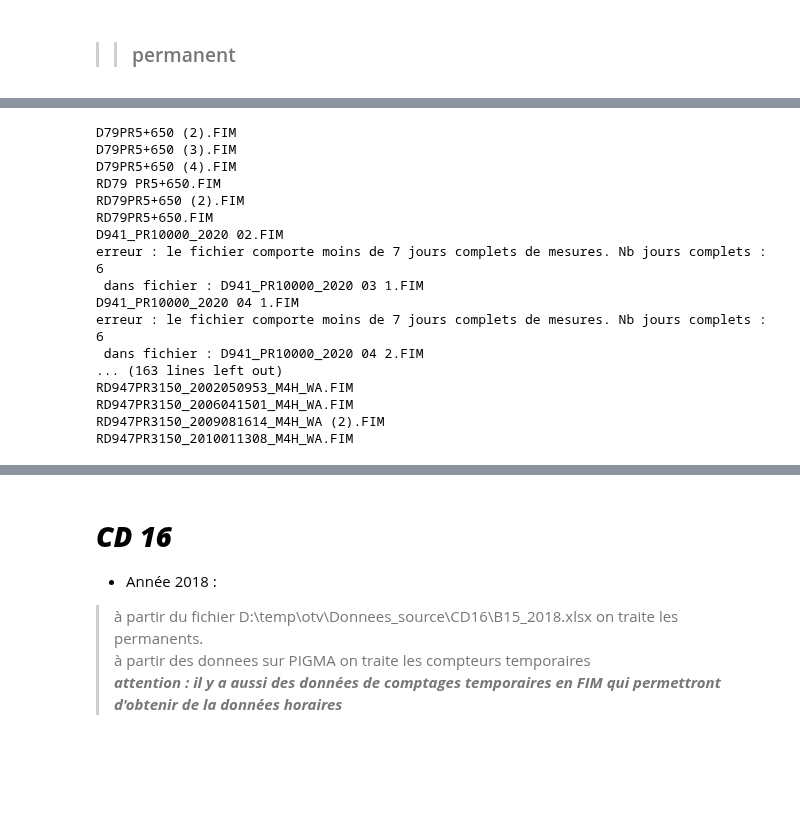
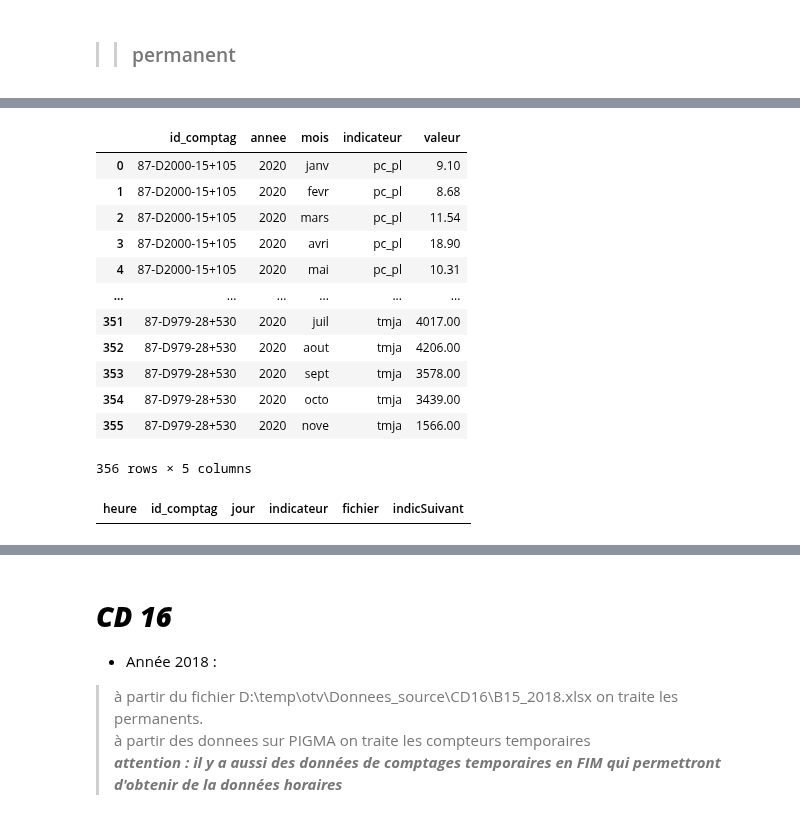
Before and after one commit to nantodevison/otv, a Jupyter notebook: otv/Transfert_Donnees/notebooks/Import_trafics.ipynb, the cells around one changed output, grey strips where cells are left out. Saved outputs shown, nothing was run; the diff lists cells and outputs as text; code cells hidden in the pictures; blank space fills up the shorter version.

```diff
--- a/otv/Transfert_Donnees/notebooks/Import_trafics.ipynb
+++ b/otv/Transfert_Donnees/notebooks/Import_trafics.ipynb
@@ -889,21 +852,45 @@ mensuelDepuisHoraire(dfHoraire.assign(annee=d87.annee)).sort_values(['id_comptag
-# %%
-# mettre à jour le dico et le transformer en dataframe sans les ponctuels pendant les grandes vacances
-d87.dataframe_dico_glob()
-# %% [output]
-D79PR5+650 (2).FIM
-D79PR5+650 (3).FIM
-D79PR5+650 (4).FIM
-RD79 PR5+650.FIM
-RD79PR5+650 (2).FIM
-RD79PR5+650.FIM
-D941_PR10000_2020 02.FIM
-erreur : le fichier comporte moins de 7 jours complets de mesures. Nb jours complets : 6
- dans fichier : D941_PR10000_2020 03 1.FIM
-D941_PR10000_2020 04 1.FIM
-erreur : le fichier comporte moins de 7 jours complets de mesures. Nb jours complets : 6
- dans fichier : D941_PR10000_2020 04 2.FIM
-... (163 lines left out)
-RD947PR3150_2002050953_M4H_WA.FIM
-RD947PR3150_2006041501_M4H_WA.FIM
-RD947PR3150_2009081614_M4H_WA (2).FIM
-RD947PR3150_2010011308_M4H_WA.FIM
+# %%
+# verif que pour chaque jour et id_comptage, je n'ai pas plus de 2 type d'indicateur
+dfHoraire['nb_occ'] = dfHoraire.groupby(['jour', 'id_comptag']).indicateur.transform(lambda x: x.count())
+if not dfHoraire.loc[dfHoraire.nb_occ > 2].empty:
+    raise ValueError(f" il y a des id_comptage avec plus de 2 indicateurs sur certaines journées. verifiez")
+# verif que les identifiants de comptage entre les données horaire et agreges correspondent:
+if not len(dfHoraire.id_comptag.unique()) == len(d87.df_attr.id_comptag.unique()):
+    raise ValueError("le nombre d'iuddentifiant de comptage entre les données horaire et agregee n'est pas équivalent. verifiez")
+# %%
+dfHoraireConcat = dfHoraire.assign(annee=d87.annee).copy()
+dfHoraireConcat['mois'] = dfHoraireConcat.jour.dt.month
+dfMeltInconnus = pd.melt(dfHoraireConcat, value_vars=[c for c in dfHoraireConcat.columns if c[0] == 'h'], id_vars=['id_comptag', 'annee','indicateur', 'mois', 'jour', 'fichier'],
+                         value_name='valeur')
+dfTmja = dfMeltInconnus.groupby(['id_comptag', 'annee', 'indicateur', 'mois']).agg({'valeur': 'sum',
+                                                                                    'jour': lambda x: int(len(x)/24),
+                                                                                    'fichier': lambda x: ' ; '.join(set(list(x)))}).reset_index()
+dfTmja['valeur'] = (dfTmja.valeur/dfTmja.jour).astype(int)
+dfTmjaVlPl = dfTmja.loc[dfTmja.indicateur.str.upper() == 'VL'].merge(dfTmja.loc[dfTmja.indicateur.str.upper() == 'PL'
+                                                                                ][['id_comptag', 'valeur', 'mois', 'fichier']], on=['id_comptag', 'mois'])
+dfTmjaVlPlForm = dfTmjaVlPl.assign(indicateur='TV', valeur_x=dfTmjaVlPl.valeur_x + dfTmjaVlPl.valeur_y)
+dfTmjaTvPlForm = dfTmja.loc[dfTmja.indicateur.str.upper() == 'TV'].merge(dfTmja.loc[dfTmja.indicateur.str.upper() == 'PL'
+                                                                                ][['id_comptag', 'valeur', 'mois', 'fichier']], on=['id_comptag', 'mois', 'fichier'])
+dfTmjaPcpl = pd.concat([dfTmjaVlPlForm, dfTmjaTvPlForm])
+if not dfTmjaPcpl.loc[dfTmjaPcpl.duplicated(['id_comptag', 'annee', 'indicateur', 'mois'], keep=False)].empty:
+    raise ValueError(f"des doublons ['id_comptag', 'annee', 'indicateur', 'mois'] sont présents dans la df des comptages mensuels avant calcuil du pc_pl. vérifiez")
+dfTmjaPcpl['pc_pl'] = round(dfTmjaPcpl. valeur_y/dfTmjaPcpl.valeur_x*100, 2)
+dfTmjaPcpl.rename(columns={'valeur_x': 'tmja'}, inplace=True)
+dfTmjaPcpl = pd.melt(dfTmjaPcpl, value_vars=['pc_pl', 'tmja'], id_vars=['id_comptag', 'annee', 'mois'], value_name='valeur', var_name='indicateur')
+dfTmjaPcpl.mois.replace({v[0]: k for k, v in dico_mois.items()}, inplace=True)
+# %%
+dfTmjaPcpl
+# %% [output]
+|  | id_comptag | annee | mois | indicateur | valeur |
+| 0 | 87-D2000-15+105 | 2020 | janv | pc_pl | 9.10 |
+| 1 | 87-D2000-15+105 | 2020 | fevr | pc_pl | 8.68 |
+| 2 | 87-D2000-15+105 | 2020 | mars | pc_pl | 11.54 |
+| 3 | 87-D2000-15+105 | 2020 | avri | pc_pl | 18.90 |
+| 4 | 87-D2000-15+105 | 2020 | mai | pc_pl | 10.31 |
+| ... | ... | ... | ... | ... | ... |
+| 351 | 87-D979-28+530 | 2020 | juil | tmja | 4017.00 |
+| 352 | 87-D979-28+530 | 2020 | aout | tmja | 4206.00 |
+| 353 | 87-D979-28+530 | 2020 | sept | tmja | 3578.00 |
+| 354 | 87-D979-28+530 | 2020 | octo | tmja | 3439.00 |
+| 355 | 87-D979-28+530 | 2020 | nove | tmja | 1566.00 |
+356 rows × 5 columns
@@ -909,0 +900,6 @@ RD947PR3150_2010011308_M4H_WA.FIM
+# %%
+test = dfHoraireConcat.sort_values(['id_comptag','jour', 'indicateur'])[['id_comptag','jour', 'indicateur', 'fichier']].assign(
+    indicSuivant=dfHoraireConcat.sort_values(['id_comptag','jour', 'indicateur']).indicateur.shift(-1))
+test.loc[(test.indicateur.isin(['VL', 'TV'])) & (test.indicSuivant.isin(['VL', 'TV']))].sort_values(['id_comptag','jour', 'indicateur'])
+# %% [output]
+| heure | id_comptag | jour | indicateur | fichier | indicSuivant |
```
Also changed, not shown: parts of 9 cells of this notebook, 3 other files.
